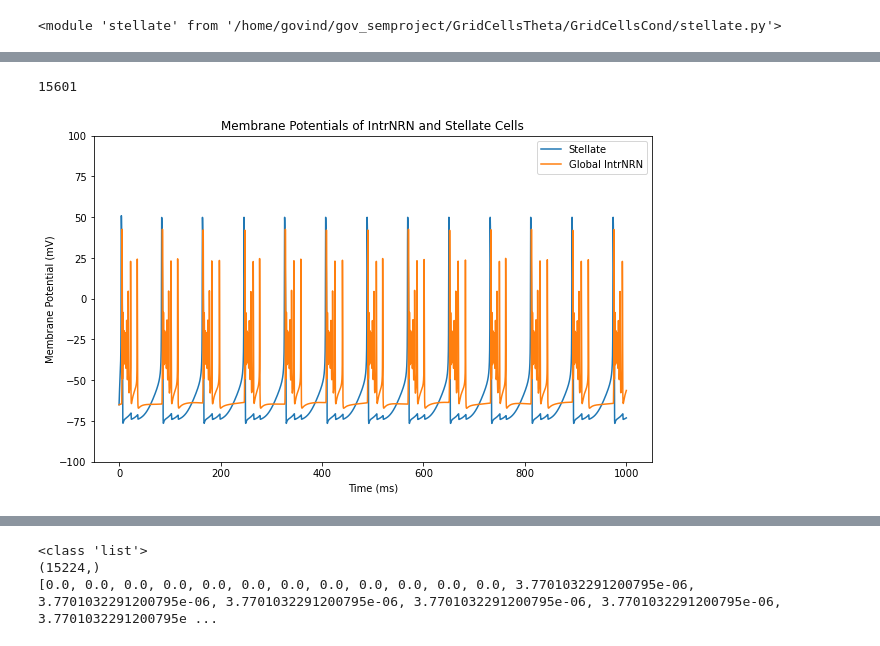
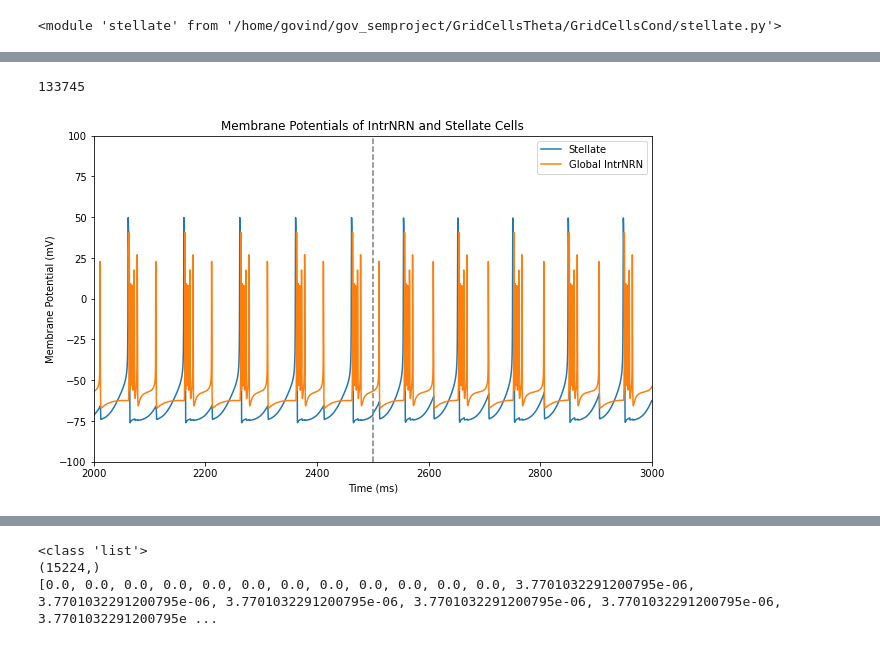
Before and after one commit to tiny-infinity/GridCellsTheta, a Jupyter notebook: amitabha_bose.ipynb, the cells around one changed output, grey strips where cells are left out. Saved outputs shown, nothing was run; the diff lists cells and outputs as text; code cells hidden in the pictures.

```diff
--- a/amitabha_bose.ipynb
+++ b/amitabha_bose.ipynb
@@ -62,29 +77,31 @@ nc.record(spike_times)
 # %%
 i_theta = h.Vector().record(theta_ic._ref_amp)
 
 stellate_v = h.Vector().record(stellate_0.soma(0.5)._ref_v)
 global_intrnrn_v = h.Vector().record(global_intrnrn.soma(0.5)._ref_v)
 time = h.Vector().record(h._ref_t)
 
 
 h.finitialize(-65)
-h.continuerun(1000)
+h.continuerun(10000)
 print(len(time.to_python()))
 fig,ax = plt.subplots(figsize=(10,6))
 #ax1 = ax.twinx()
 
 ax.plot(time, stellate_v, label='Stellate')
 ax.plot(time, global_intrnrn_v, label='Global IntrNRN')
 ##ax1.eventplot(spike_times, lineoffsets=-80, colors='r', linelengths=5, label='Stellate Spikes')
 ax.set_xlabel('Time (ms)')
 ax.set_ylabel('Membrane Potential (mV)')
 ax.set_title('Membrane Potentials of IntrNRN and Stellate Cells')
 plt.legend()
 plt.ylim(-100,100)
+plt.xlim(2000,3000)
+plt.axvline(x=2500, color='gray', linestyle='--')
 plt.show()
 # %% [output]
-15601
+133745
-[figure, old version]
+[figure, new version]
 # %%
 fig, ax = plt.subplots(figsize=(10, 4))
 ax1 = ax.twinx()
```
Also changed, not shown: parts of 7 cells of this notebook.
